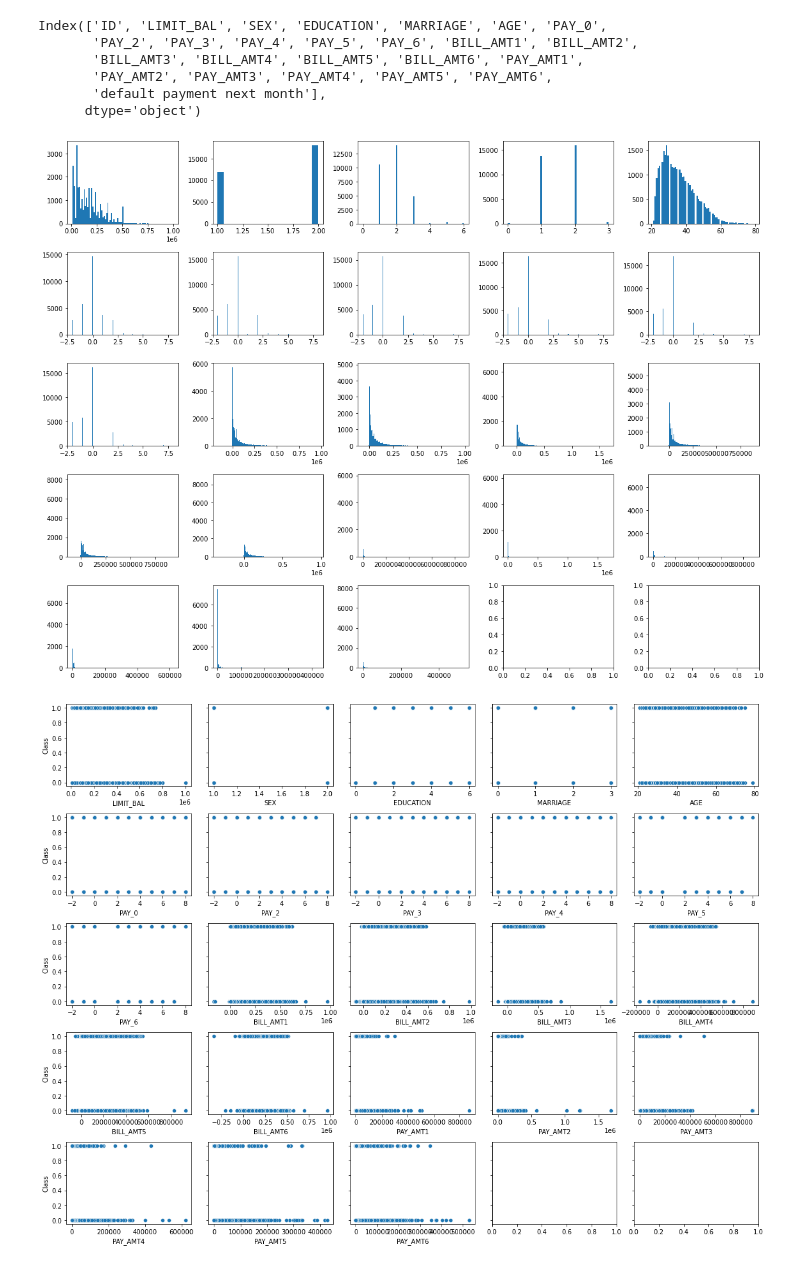
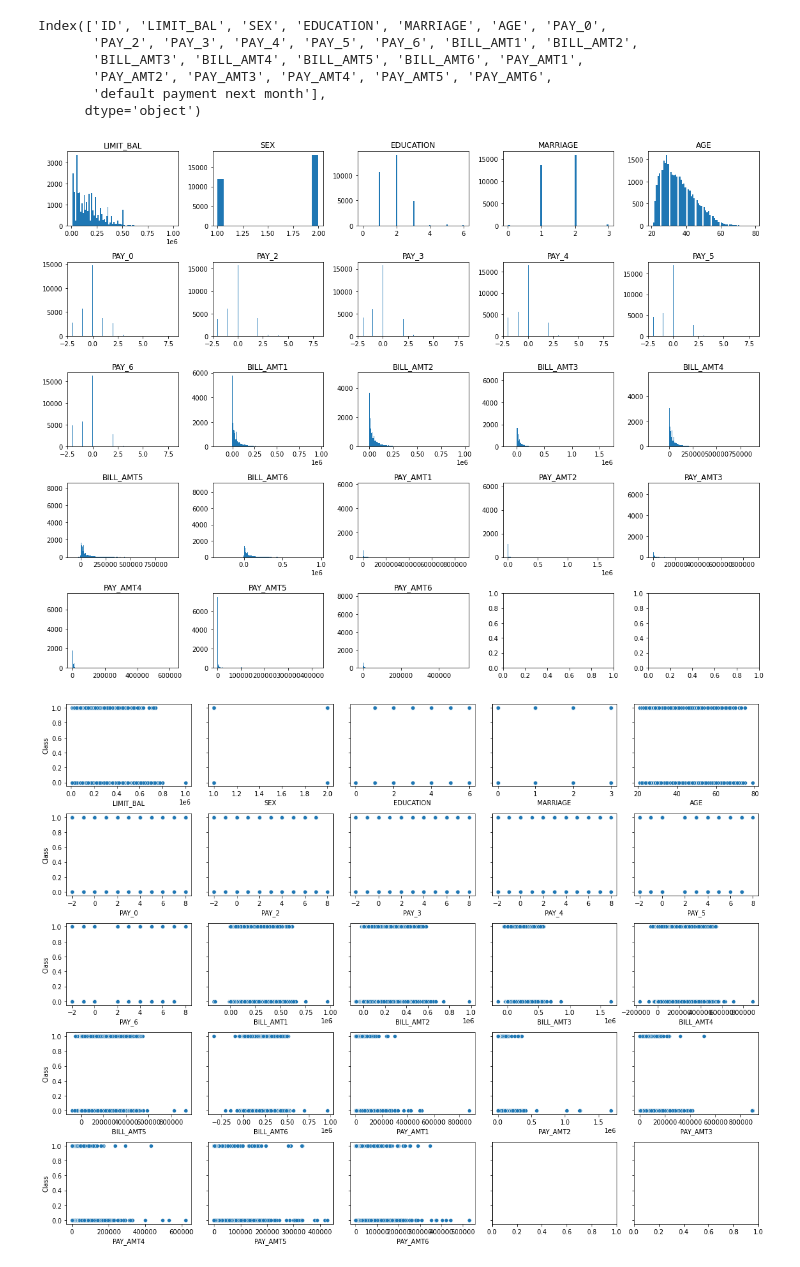
Before and after one commit to ghcn345/Credit-Card-Default-Prediction, a Jupyter notebook: project_CCFraud.ipynb, the cells around one changed output. Drawn from its saved outputs; the diff is of its cells as text; code cells hidden in the pictures.

```diff
--- a/project_CCFraud.ipynb
+++ b/project_CCFraud.ipynb
@@ -127,9 +120,9 @@ df.head()
 # %%
 # remove the name column
-df = df[df.index != 18381]
+# df = df[df.index != 18381]
 
-# cast the remaining columns to int
-df = df.astype(int)
+# # cast the remaining columns to int
+# df = df.astype(int)
 
 df.info()
 # %% [output]
@@ -160,17 +153,16 @@ Index(['ID', 'LIMIT_BAL', 'SEX', 'EDUCATION', 'MARRIAGE', 'AGE', 'PAY_0',
        'default payment next month'],
       dtype='object')
 # %%
-col = ['LIMIT_BAL', 'SEX', 'EDUCATION', 'MARRIAGE', 'AGE', 'PAY_0',
-       'PAY_2', 'PAY_3', 'PAY_4', 'PAY_5', 'PAY_6', 'BILL_AMT1', 'BILL_AMT2',
-       'BILL_AMT3', 'BILL_AMT4', 'BILL_AMT5', 'BILL_AMT6', 'PAY_AMT1',
-       'PAY_AMT2', 'PAY_AMT3', 'PAY_AMT4', 'PAY_AMT5', 'PAY_AMT6']
+col = ['LIMIT_BAL', 'SEX', 'EDUCATION', 'MARRIAGE', 'AGE', 'PAY_0', 'PAY_2', 'PAY_3', 'PAY_4', 'PAY_5', 'PAY_6', 'BILL_AMT1', 'BILL_AMT2',
+       'BILL_AMT3', 'BILL_AMT4', 'BILL_AMT5', 'BILL_AMT6', 'PAY_AMT1', 'PAY_AMT2', 'PAY_AMT3', 'PAY_AMT4', 'PAY_AMT5', 'PAY_AMT6']
 # %%
 fig, axes = plt.subplots(5,5, figsize=(16,12))
 for ax, c in zip(axes.flat, col):
     ax.hist(df[c], bins='auto')
+    ax.set_title(c)
 plt.tight_layout()
 # %% [output]
-[figure, old version]
+[figure, new version]
 # %%
 fig, axes = plt.subplots(5,5, sharey=True, figsize=(16,12))
 for ax, c in zip(axes.flat, col):
```
Also changed, not shown: parts of 10 cells of this notebook, 1 other file.
